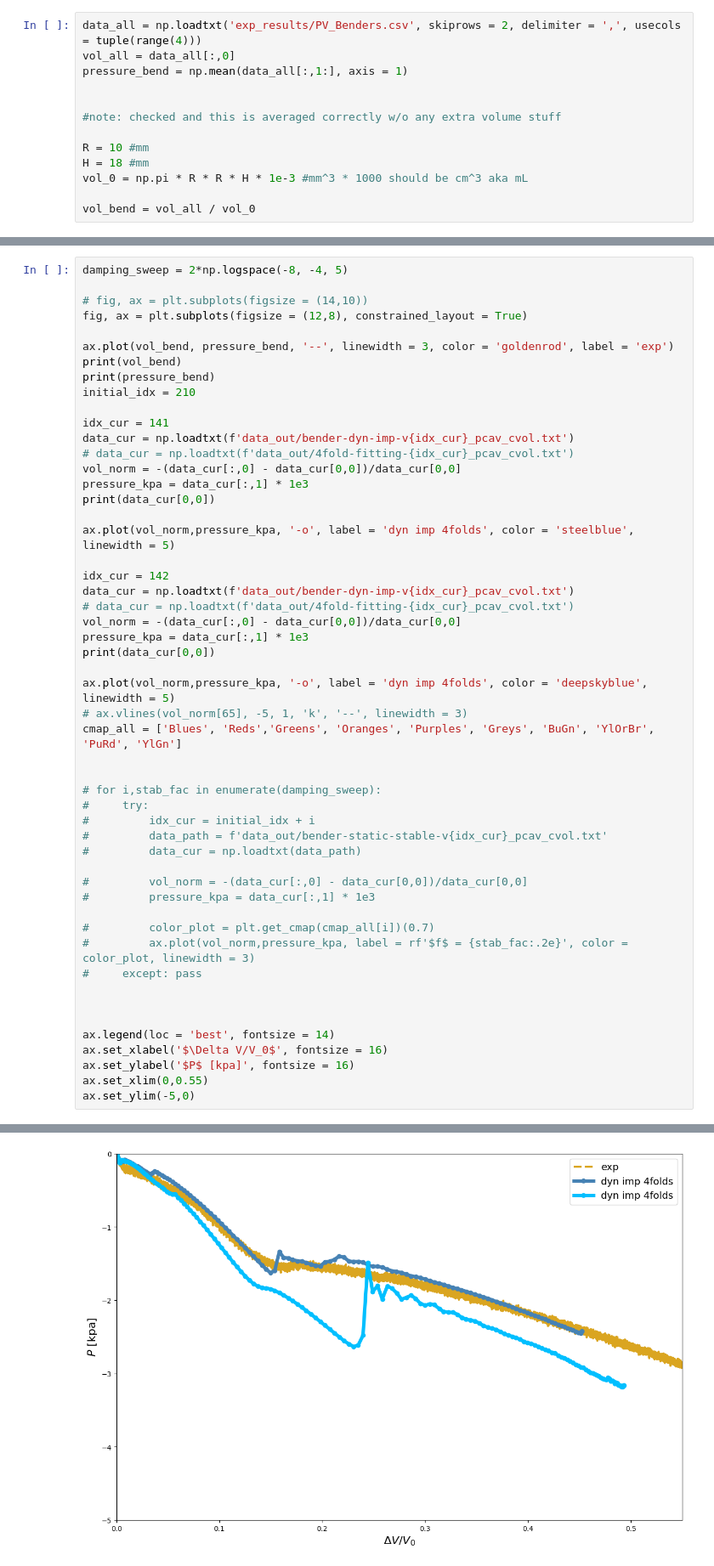
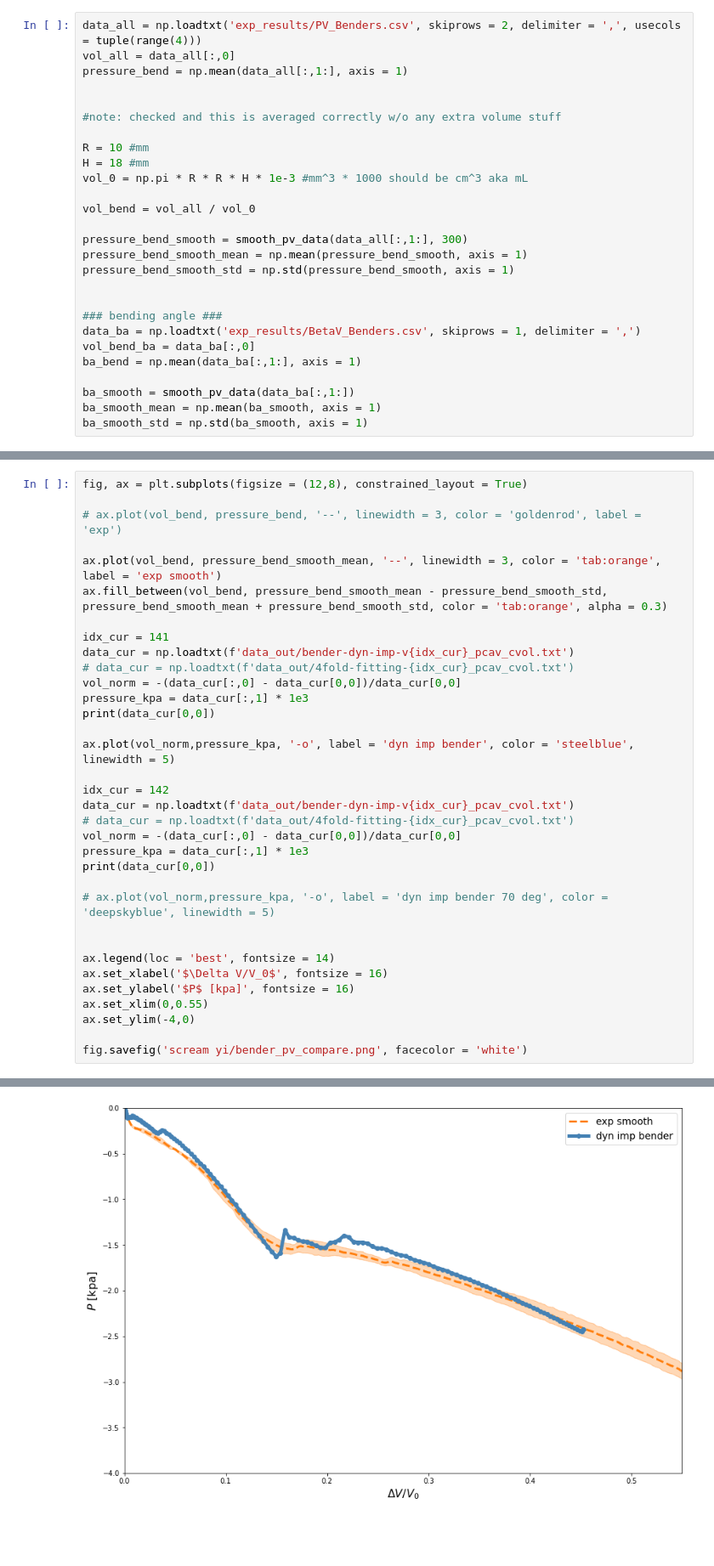
Before and after one commit to bertoldi-collab/buckling-cylinders, a Jupyter notebook: bender_compare.ipynb, the cells around one changed output, grey strips where cells are left out. Shown at 85% size. Drawn from its saved outputs; the diff is of its cells as text; blank space fills up the shorter version.

Commit message:
ba exp results + nb changes

```diff
--- a/bender_compare.ipynb
+++ b/bender_compare.ipynb
@@ -17,6 +29,20 @@ H = 18 #mm
 vol_0 = np.pi * R * R * H * 1e-3 #mm^3 * 1000 should be cm^3 aka mL
 
 vol_bend = vol_all / vol_0
+
+pressure_bend_smooth = smooth_pv_data(data_all[:,1:], 300)
+pressure_bend_smooth_mean = np.mean(pressure_bend_smooth, axis = 1)
+pressure_bend_smooth_std = np.std(pressure_bend_smooth, axis = 1)
+
+
+### bending angle ###
+data_ba = np.loadtxt('exp_results/BetaV_Benders.csv', skiprows = 1, delimiter = ',')
+vol_bend_ba = data_ba[:,0]
+ba_bend = np.mean(data_ba[:,1:], axis = 1)
+
+ba_smooth = smooth_pv_data(data_ba[:,1:])
+ba_smooth_mean = np.mean(ba_smooth, axis = 1)
+ba_smooth_std = np.std(ba_smooth, axis = 1)
 # %%
 damping_sweep = 2*np.logspace(-8, -4, 5)
 
@@ -64,15 +90,12 @@ ax.set_xlim(0,0.4)
 (0.0, 0.4)
 [figure]
 # %%
-damping_sweep = 2*np.logspace(-8, -4, 5)
-
-# fig, ax = plt.subplots(figsize = (14,10))
 fig, ax = plt.subplots(figsize = (12,8), constrained_layout = True)
 
-ax.plot(vol_bend, pressure_bend, '--', linewidth = 3, color = 'goldenrod', label = 'exp')
-print(vol_bend)
-print(pressure_bend)
-initial_idx = 210
+# ax.plot(vol_bend, pressure_bend, '--', linewidth = 3, color = 'goldenrod', label = 'exp')
+
+ax.plot(vol_bend, pressure_bend_smooth_mean, '--', linewidth = 3, color = 'tab:orange', label = 'exp smooth')
+ax.fill_between(vol_bend, pressure_bend_smooth_mean - pressure_bend_smooth_std, pressure_bend_smooth_mean + pressure_bend_smooth_std, color = 'tab:orange', alpha = 0.3)
 
 idx_cur = 141
 data_cur = np.loadtxt(f'data_out/bender-dyn-imp-v{idx_cur}_pcav_cvol.txt')
@@ -81,7 +104,7 @@ vol_norm = -(data_cur[:,0] - data_cur[0,0])/data_cur[0,0]
 pressure_kpa = data_cur[:,1] * 1e3
 print(data_cur[0,0])
 
-ax.plot(vol_norm,pressure_kpa, '-o', label = 'dyn imp 4folds', color = 'steelblue', linewidth = 5)
+ax.plot(vol_norm,pressure_kpa, '-o', label = 'dyn imp bender', color = 'steelblue', linewidth = 5)
 
 idx_cur = 142
 data_cur = np.loadtxt(f'data_out/bender-dyn-imp-v{idx_cur}_pcav_cvol.txt')
@@ -90,29 +113,14 @@ vol_norm = -(data_cur[:,0] - data_cur[0,0])/data_cur[0,0]
 pressure_kpa = data_cur[:,1] * 1e3
 print(data_cur[0,0])
 
-ax.plot(vol_norm,pressure_kpa, '-o', label = 'dyn imp 4folds', color = 'deepskyblue', linewidth = 5)
-# ax.vlines(vol_norm[65], -5, 1, 'k', '--', linewidth = 3)
-cmap_all = ['Blues', 'Reds','Greens', 'Oranges', 'Purples', 'Greys', 'BuGn', 'YlOrBr', 'PuRd', 'YlGn']
-
-
-# for i,stab_fac in enumerate(damping_sweep):
-#     try:
-#         idx_cur = initial_idx + i
-#         data_path = f'data_out/bender-static-stable-v{idx_cur}_pcav_cvol.txt'
-#         data_cur = np.loadtxt(data_path)
-
-#         vol_norm = -(data_cur[:,0] - data_cur[0,0])/data_cur[0,0]
-#         pressure_kpa = data_cur[:,1] * 1e3
-
-#         color_plot = plt.get_cmap(cmap_all[i])(0.7)
-#         ax.plot(vol_norm,pressure_kpa, label = rf'$f$ = {stab_fac:.2e}', color = color_plot, linewidth = 3)
-#     except: pass
-
+# ax.plot(vol_norm,pressure_kpa, '-o', label = 'dyn imp bender 70 deg', color = 'deepskyblue', linewidth = 5)
 
 
 ax.legend(loc = 'best', fontsize = 14)
 ax.set_xlabel('$\Delta V/V_0$', fontsize = 16)
 ax.set_ylabel('$P$ [kpa]', fontsize = 16)
 ax.set_xlim(0,0.55)
-ax.set_ylim(-5,0)
+ax.set_ylim(-4,0)
+
+fig.savefig('scream yi/bender_pv_compare.png', facecolor = 'white')
 # %% [output]
@@ -126 +129 @@ ax.set_ylim(-5,0)
-[figure, old version]
+[figure, new version]
```
Also changed, not shown: parts of 3 cells of this notebook, 4 other files.
